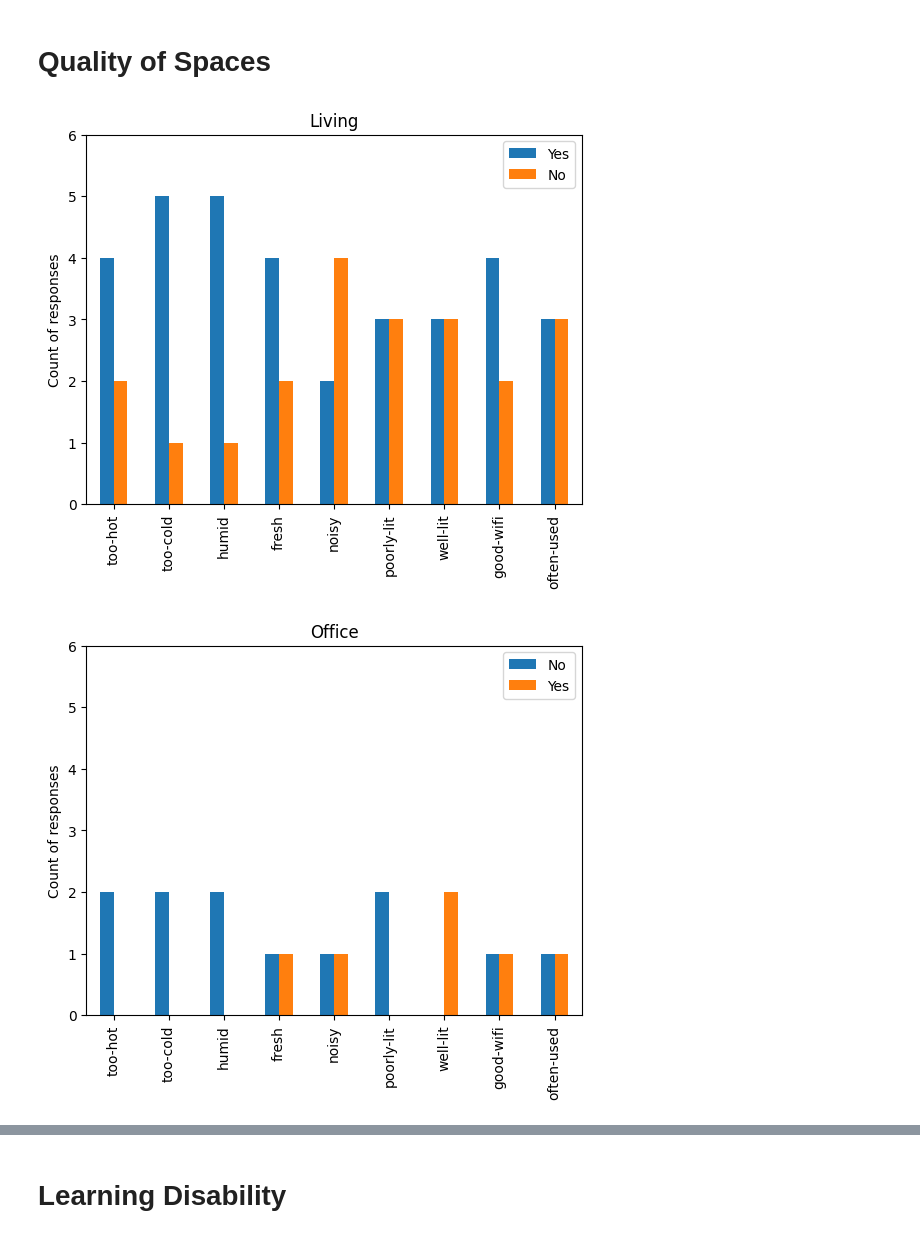
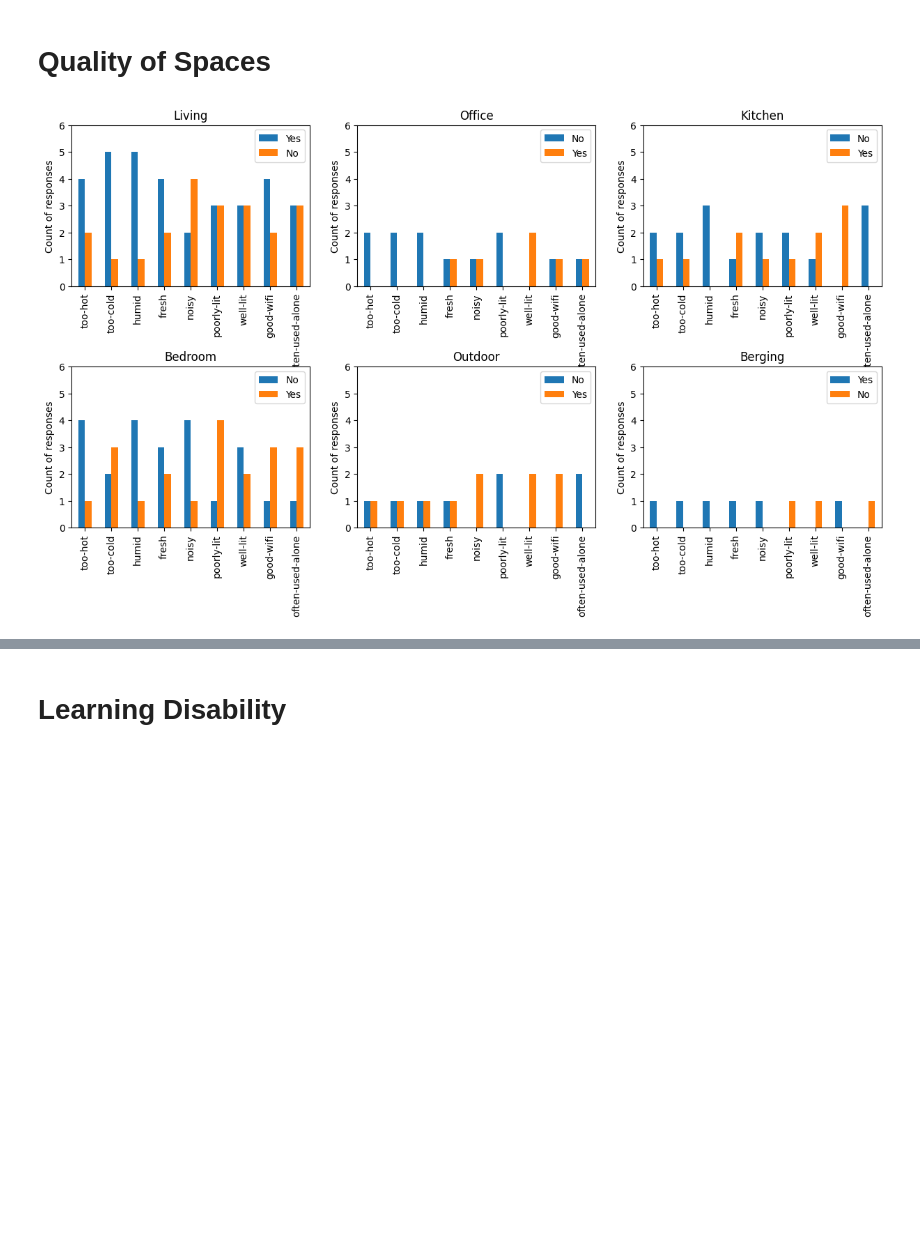
Before and after one commit to shrutirao94/spatial-inequality-nl-analysis, a Jupyter notebook: analysis.ipynb, the cells around one changed output, grey strips where cells are left out. Cells and saved outputs as stored; diff of their text form; code cells hidden in the pictures; blank space fills up the shorter version.

```diff
--- a/analysis.ipynb
+++ b/analysis.ipynb
@@ -200,13 +237,20 @@ def plot_responses_rooms(df, room):
 # %%
 rooms = ['living',
         'office',
         'kitchen',
         'bedroom',
         'outdoor',
         'berging']
 
-for room in rooms:
+plt.figure(figsize=(15, 12))
+plt.subplots_adjust(hspace=0.5)
+
+
+
+
+for n, room in enumerate(rooms):
     analyse_responses_rooms(room)
+plt.savefig('plots/space-usage/space_usage.jpg',
+            dpi=300, bbox_inches='tight')
 # %% [output]
-[figure, old version]
+[figure, new version]
-[figure, removed]
```
Also changed, not shown: parts of 13 cells of this notebook, 4 other files.
